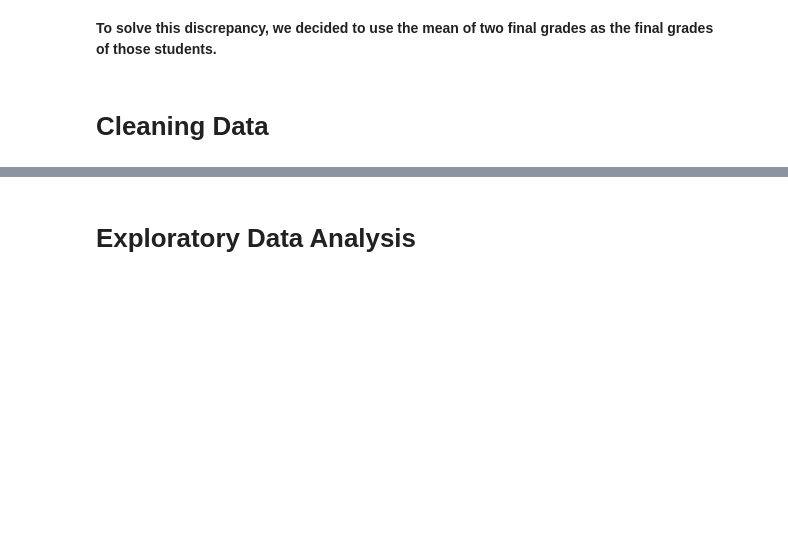
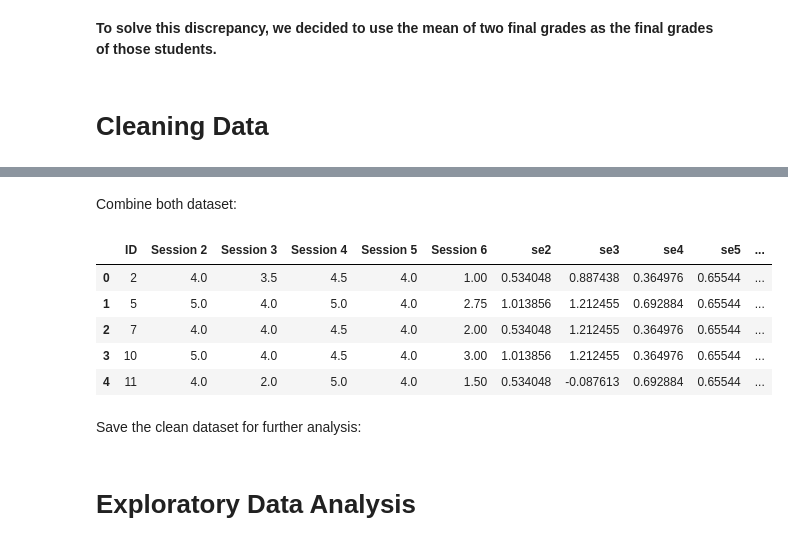
Before and after one commit to ZhenghaoXiao32/educational-process-mining, a Jupyter notebook: educational_process_mining.ipynb, the cells around one changed output, grey strips where cells are left out. Drawn from its saved outputs; the diff is of its cells as text; code cells hidden in the pictures; blank space fills up the shorter version.

```diff
--- a/educational_process_mining.ipynb
+++ b/educational_process_mining.ipynb
@@ -254,0 +356,4 @@ common_member(attend_1st_id, attend_2nd_id)
+# %%
+df = final.copy()
+# %%
+df['pass_IND'] = (df['TOTAL\n(100 points)'] >= 60).astype(int)
@@ -254,0 +388,22 @@ common_member(attend_1st_id, attend_2nd_id)
+# %% [markdown]
+Combine both dataset:
+# %%
+df_clean = pd.merge(inter_grades, df, how="inner", left_on="Student Id", right_on="Student ID")
+
+# drop the duplicated column
+df_clean.drop(['Student ID'], axis=1, inplace=True)
+
+# rename columns
+df_clean.rename(columns={"Student Id": 'ID', "TOTAL\n(100 points)": 'total'}, inplace=True)
+
+pd.set_option('max_columns', 80)
+df_clean.head()
+# %% [output]
+|  | ID | Session 2 | Session 3 | Session 4 | Session 5 | Session 6 | se2 | se3 | se4 | se5 | ... |
+| 0 | 2 | 4.0 | 3.5 | 4.5 | 4.0 | 1.00 | 0.534048 | 0.887438 | 0.364976 | 0.65544 | ... |
+| 1 | 5 | 5.0 | 4.0 | 5.0 | 4.0 | 2.75 | 1.013856 | 1.212455 | 0.692884 | 0.65544 | ... |
+| 2 | 7 | 4.0 | 4.0 | 4.5 | 4.0 | 2.00 | 0.534048 | 1.212455 | 0.364976 | 0.65544 | ... |
+| 3 | 10 | 5.0 | 4.0 | 4.5 | 4.0 | 3.00 | 1.013856 | 1.212455 | 0.364976 | 0.65544 | ... |
+| 4 | 11 | 4.0 | 2.0 | 5.0 | 4.0 | 1.50 | 0.534048 | -0.087613 | 0.692884 | 0.65544 | ... |
+# %% [markdown]
+Save the clean dataset for further analysis:
```
Also changed, not shown: parts of 20 cells of this notebook, 1 other file.
